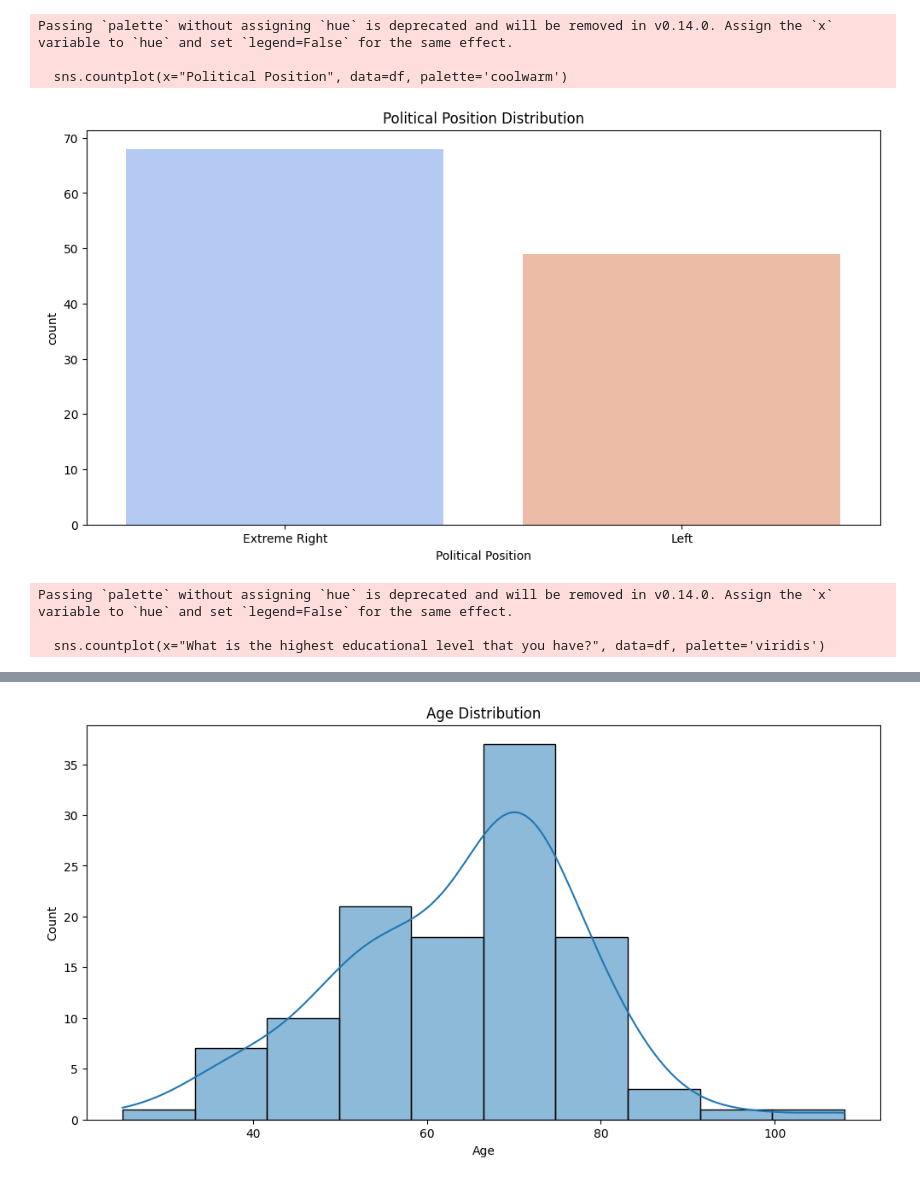
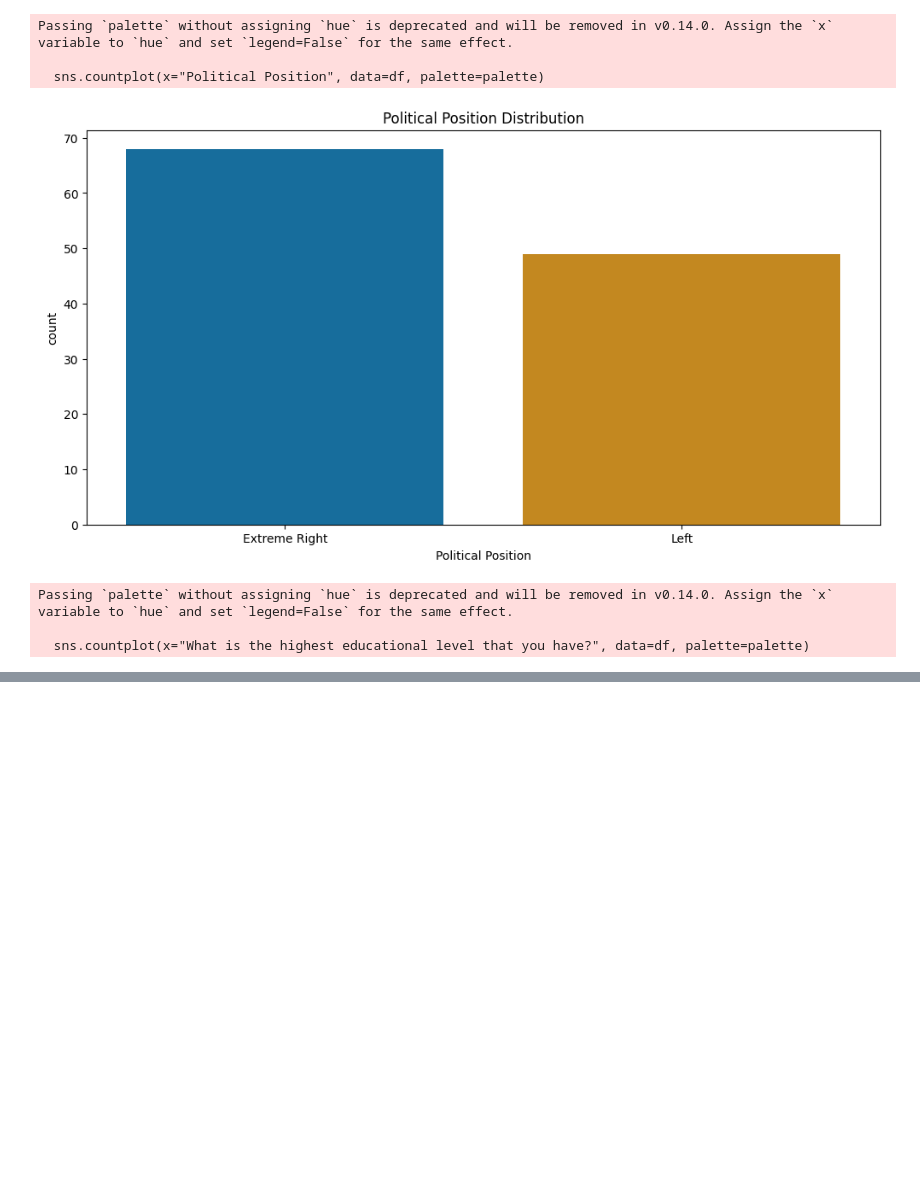
Before and after one commit to miriamcoccia/thesis_code, a Jupyter notebook: master_project/src/initial_analysis.ipynb, the cells around one changed output, grey strips where cells are left out. Drawn from its saved outputs; the diff is of its cells as text; code cells hidden in the pictures; blank space fills up the shorter version.

```diff
--- a/master_project/src/initial_analysis.ipynb
+++ b/master_project/src/initial_analysis.ipynb
@@ -41,124 +7,125 @@ import re
 import io
 
 def main():
-    # Load data
+    # Read and load the data
     data = Path('../data/processed/combined_data.csv').read_text()
     df = pd.read_csv(io.StringIO(data))
 
-    # Extract state from location
+    # Extract the state from the location information
     def extract_state(location):
         match = re.search(r',\s*([A-Za-z\s]+)(?=\s*\d{5}|$)', location)
         return match.group(1) if match else "Unknown"
 
     df['State'] = df['What is your ZIP code?'].apply(extract_state)
 
-    # Merge political opinions
+    # Simplify political position categories
     df['Political Position'] = df["Where would you place your own political position?"].replace({
         'Extreme Left': 'Left',
         'Far Left': 'Left'
     })
 
-    # Gender distribution
+    # Define a consistent color palette
+    palette = sns.color_palette("colorblind")
+
+    # Visualize gender distribution
     plt.figure(figsize=(8, 5))
-    sns.countplot(x="What gender are you?", data=df)
+    sns.countplot(x="What gender are you?", data=df, palette=palette)
     plt.title('Gender Distribution')
     plt.show()
 
-    # State distribution
+    # Visualize state distribution
     plt.figure(figsize=(12, 8))
-    sns.countplot(y="State", data=df, order=df['State'].value_counts().index)
+    sns.countplot(y="State", data=df, order=df['State'].value_counts().index, palette=palette)
     plt.title('State Distribution')
     plt.show()
 
-    # Political position distribution
+    # Visualize political position distribution
     plt.figure(figsize=(12, 6))
-    sns.countplot(x="Political Position", data=df, palette='coolwarm')
+    sns.countplot(x="Political Position", data=df, palette=palette)
     plt.title('Political Position Distribution')
     plt.show()
 
-    # Education level distribution
+    # Visualize educational level distribution
     plt.figure(figsize=(12, 6))
-    sns.countplot(x="What is the highest educational level that you have?", data=df, palette='viridis')
+    sns.countplot(x="What is the highest educational level that you have?", data=df, palette=palette)
     plt.title('Educational Level Distribution')
     plt.xticks(rotation=45, ha='right')
     plt.show()
 
-    # Employment status distribution
+    # Visualize employment status distribution
     plt.figure(figsize=(12, 6))
-    sns.countplot(x="What is your employment status?", data=df, palette='magma')
+    sns.countplot(x="What is your employment status?", data=df, palette=palette)
     plt.title('Employment Status Distribution')
     plt.xticks(rotation=45, ha='right')
     plt.show()
 
-    # Income distribution
+    # Visualize household income distribution
     plt.figure(figsize=(12, 6))
-    income_plot = sns.countplot(y="What is your approximate yearly household net income? Please indicate which category your household is in if you add together the monthly net income of all household members: All wages, salaries, pensions and other incomes after payroll taxes e.g. social security (OASDI), medicare taxes, unemployment taxes.", data=df)
+    income_plot = sns.countplot(y="What is your approximate yearly household net income? Please indicate which category your household is in if you add together the monthly net income of all household members: All wages, salaries, pensions and other incomes after payroll taxes e.g. social security (OASDI), medicare taxes, unemployment taxes.", data=df, palette=palette)
     plt.title('Household Income Distribution')
     income_plot.set_xlabel('')
     income_plot.set_ylabel('Yearly Income')
     plt.show()
 
-    # Handle age column: Extract the numeric part (assuming it's the age)
+    # Extract age information
     def extract_age(value):
         match = re.search(r'(\d+)', str(value))
         return int(match.group(1)) if match else None
 
     df['Age'] = df['In which year were you born?'].apply(extract_age)
 
-    # Age distribution
+    # Visualize age distribution
     plt.figure(figsize=(12, 6))
-    sns.histplot(df['Age'], bins=10, kde=True)
+    sns.histplot(df['Age'], bins=10, kde=True, color=palette[0])
     plt.title('Age Distribution')
     plt.xlabel('Age')
     plt.show()
 
-    # Correlation analyses
-
-    # Correlate own political position with gender
+    # Correlation: Political position vs. gender
     plt.figure(figsize=(10, 6))
-    sns.countplot(x="Political Position", hue="What gender are you?", data=df)
+    sns.countplot(x="Political Position", hue="What gender are you?", data=df, palette=palette)
     plt.title('Political Position by Gender')
     plt.xticks(rotation=45, ha='right')
     plt.show()
 
-    # Correlate own political position with income
+    # Correlation: Political position vs. income
     plt.figure(figsize=(10, 6))
     income_plot = sns.countplot(x="Political Position",
                                 hue="What is your approximate yearly household net income? Please indicate which category your household is in if you add together the monthly net income of all household members: All wages, salaries, pensions and other incomes after payroll taxes e.g. social security (OASDI), medicare taxes, unemployment taxes.",
-                                data=df)
+                                data=df, palette=palette)
     income_plot.legend(title='Yearly Income')
     plt.title('Political Position by Household Income')
     plt.xticks(rotation=45, ha='right')
     plt.show()
 
-    # Correlate own political position with education level
+    # Correlation: Political position vs. education level
     plt.figure(figsize=(10, 6))
     sns.countplot(x="Political Position",
                   hue="What is the highest educational level that you have?",
-                  data=df, palette='viridis')
+                  data=df, palette=palette)
     plt.title('Political Position by Education Level')
     plt.xticks(rotation=45, ha='right')
     plt.show()
 
-    # Correlate own political position with employment status
+    # Correlation: Political position vs. employment status
     plt.figure(figsize=(10, 6))
     sns.countplot(x="Political Position",
                   hue="What is your employment status?",
-                  data=df, palette='magma')
+                  data=df, palette=palette)
     plt.title('Political Position by Employment Status')
     plt.xticks(rotation=45, ha='right')
     plt.show()
 
-    # Correlate own political position with state
+    # Correlation: Political position vs. state
     plt.figure(figsize=(14, 8))
     sns.countplot(y="State", hue="Political Position",
-                  data=df, order=df['State'].value_counts().index)
+                  data=df, order=df['State'].value_counts().index, palette=palette)
     plt.title('Political Position by State')
     plt.show()
 
-    # Correlate age with political position
+    # Correlation: Political position vs. age
     plt.figure(figsize=(12, 6))
-    sns.boxplot(x="Political Position", y="Age", data=df)
+    sns.boxplot(x="Political Position", y="Age", data=df, palette=palette, hue="Political Position")
     plt.title('Age Distribution by Political Position')
     plt.xlabel('Political Position')
     plt.ylabel('Age')
@@ -172,7 +147,7 @@ if __name__ == '__main__':
-Passing `palette` without assigning `hue` is deprecated and will be removed in v0.14.0. Assign the `x` variable to `hue` and set `legend=False` for the same effect.
-
-  sns.countplot(x="Political Position", data=df, palette='coolwarm')
+Passing `palette` without assigning `hue` is deprecated and will be removed in v0.14.0. Assign the `x` variable to `hue` and set `legend=False` for the same effect.
+
+  sns.countplot(x="Political Position", data=df, palette=palette)
-[figure, old version]
+[figure, new version]
-Passing `palette` without assigning `hue` is deprecated and will be removed in v0.14.0. Assign the `x` variable to `hue` and set `legend=False` for the same effect.
-
-  sns.countplot(x="What is the highest educational level that you have?", data=df, palette='viridis')
+Passing `palette` without assigning `hue` is deprecated and will be removed in v0.14.0. Assign the `x` variable to `hue` and set `legend=False` for the same effect.
+
+  sns.countplot(x="What is the highest educational level that you have?", data=df, palette=palette)
@@ -185 +162,0 @@ Passing `palette` without assigning `hue` is deprecated and will be removed in v
-[figure, removed]
```
Also changed, not shown: parts of 2 cells of this notebook, 21 other files.
